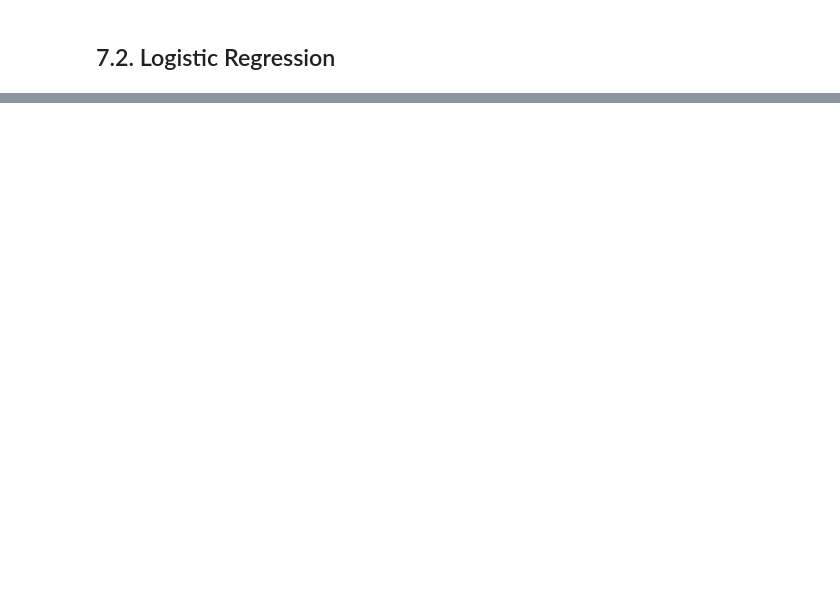
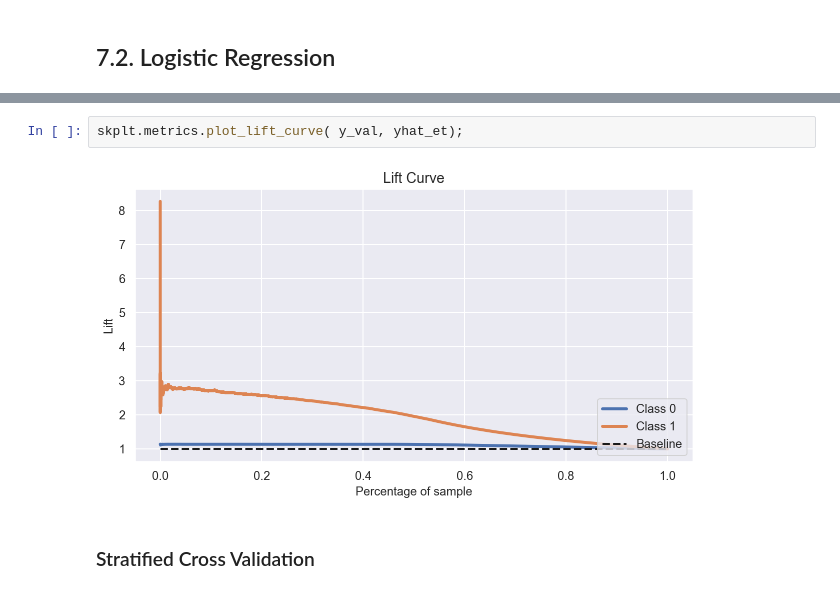
Before and after one commit to hfpmatheus/health_insurance_cross_sell, a Jupyter notebook: code.ipynb, the cells around one changed output, grey strips where cells are left out. Drawn from its saved outputs; the diff is of its cells as text; blank space fills up the shorter version.

```diff
--- a/code.ipynb
+++ b/code.ipynb
@@ -449,0 +631,6 @@ skplt.metrics.plot_cumulative_gain( y_val, yhat_lr );
+# %%
+skplt.metrics.plot_lift_curve( y_val, yhat_et);
+# %% [output]
+[figure, added]
+# %% [markdown]
+### Stratified Cross Validation
```
Also changed, not shown: parts of 60 cells of this notebook.
